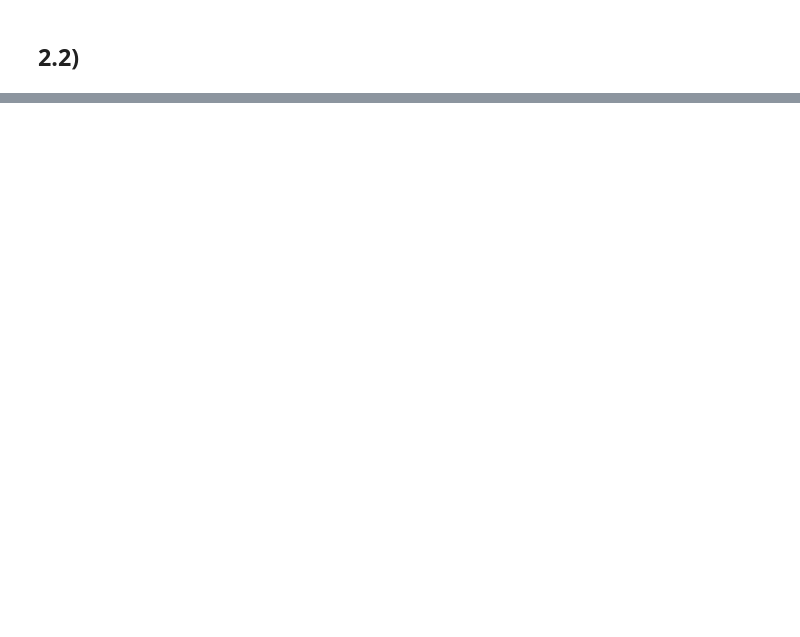
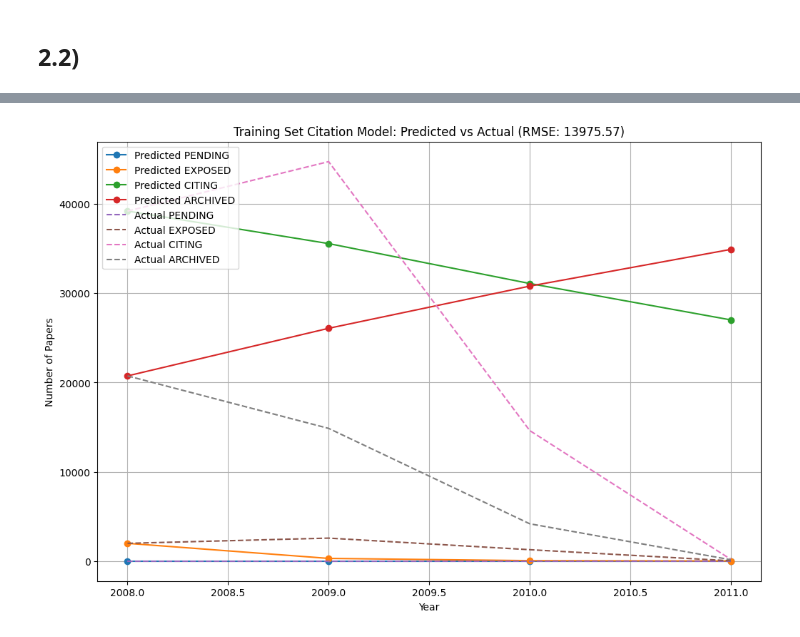
Before and after one commit to MattHAndrews/115, a Jupyter notebook: testv2 copy.ipynb, the cells around one changed output, grey strips where cells are left out. Drawn from its saved outputs; the diff is of its cells as text; code cells hidden in the pictures; blank space fills up the shorter version.

```diff
--- a/testv2 copy.ipynb
+++ b/testv2 copy.ipynb
@@ -152,9 +245,10 @@ test_df = df[df['Year'] > 2007]
 # %%
-def citation_model(y, t, lambda_, beta, gamma):
+# Prepare for simulation of the PACEU model
+def citation_model(y, t, beta, gamma):
     P, E, C, A = y
-    dP_dt = -lambda_ * P
-    dE_dt = lambda_ * P - beta * E
-    dC_dt = beta * E - gamma * C
-    dA_dt = gamma * C
+    dE_dt = beta * P  # Move from PENDING to EXPOSED
+    dC_dt = beta * E - gamma * C  # Move from EXPOSED to CITING and from CITING to ARCHIVED
+    dA_dt = gamma * C  # Move from CITING to ARCHIVED
+    dP_dt = -beta * P  # Papers leaving PENDING
     return [dP_dt, dE_dt, dC_dt, dA_dt]
 # %%
@@ -234,0 +360,5 @@ validation_rmse = run_simulation_and_plot(validation_df, validation_years, param
+# %%
+# Update calls to simulation function
+test_rmse = run_simulation_and_plot(test_df, min_year, params, 'Training Set Citation Model')
+# %% [output]
+[figure, added]
```
Also changed, not shown: parts of 18 cells of this notebook.
